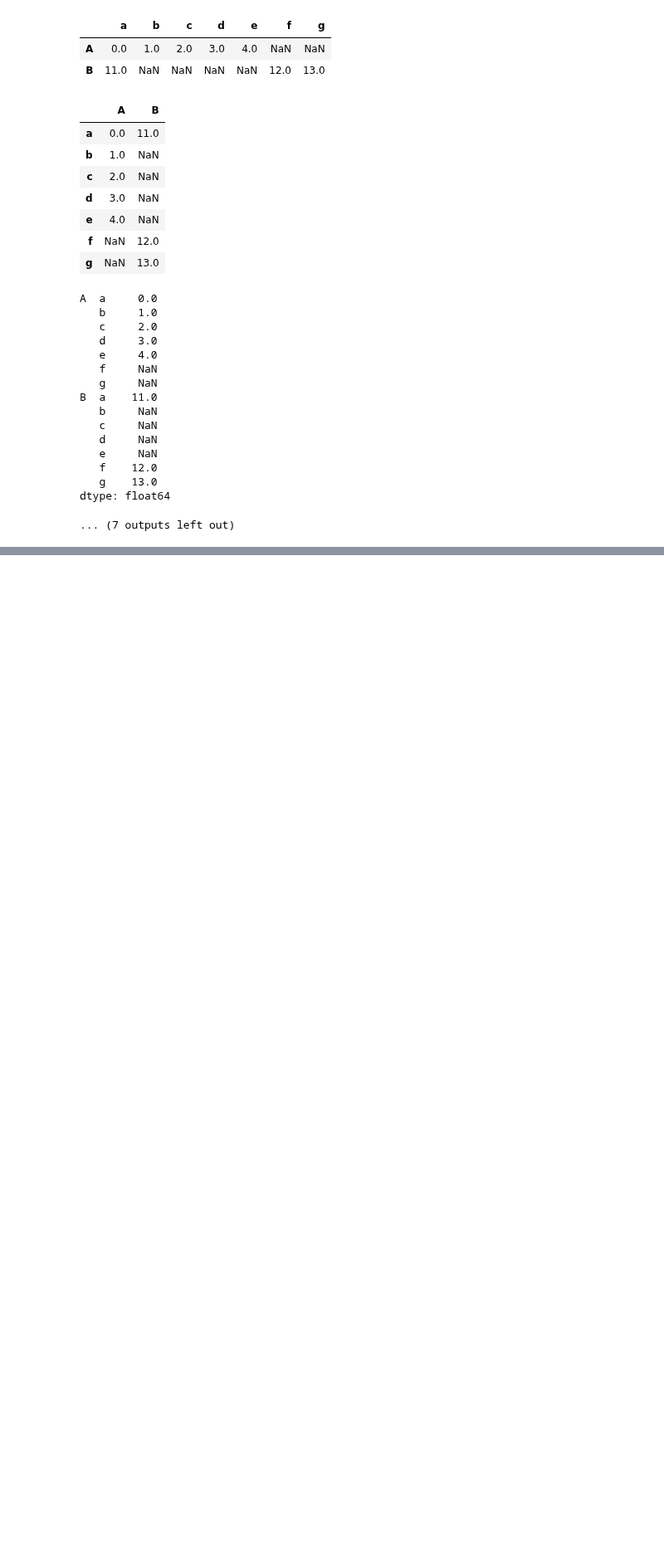
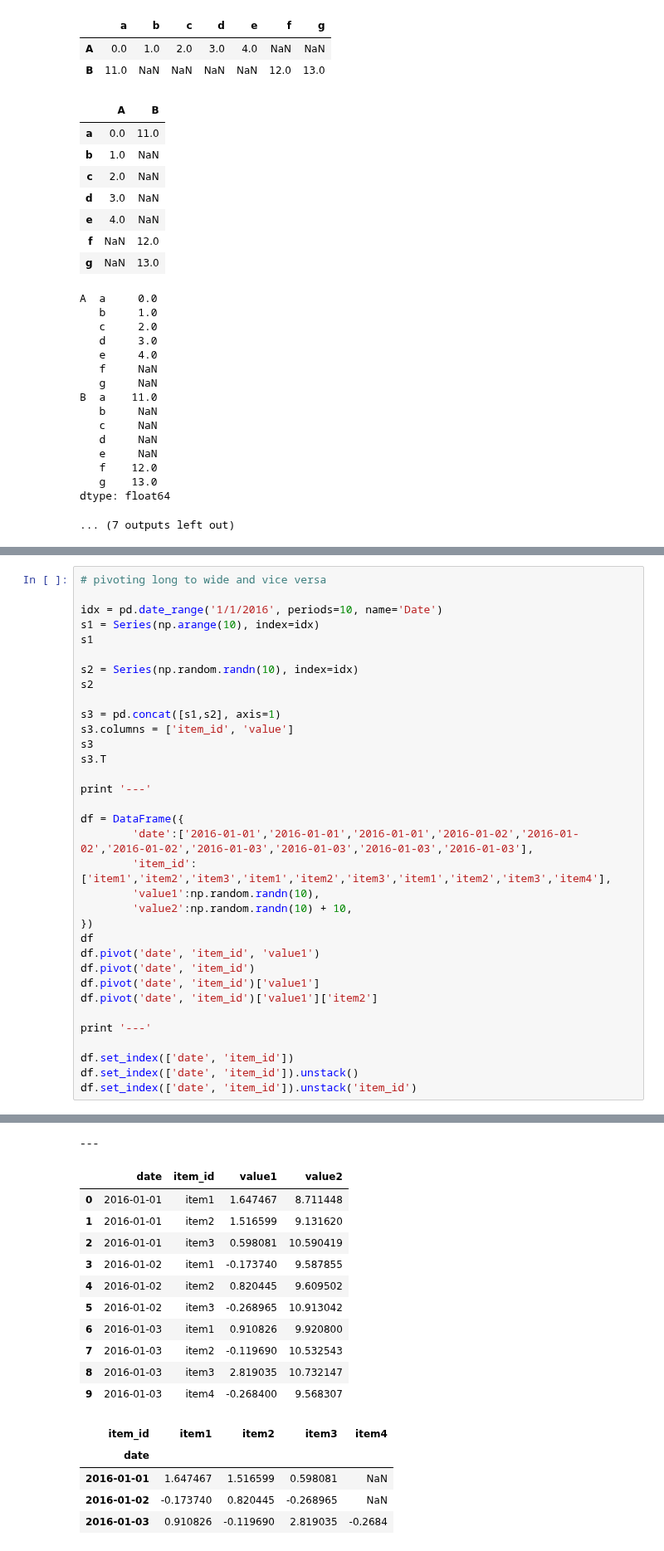
Before and after one commit to niranjv/ml-notes, a Jupyter notebook: notes/pandas-notes-3.ipynb, the cells around one changed output, grey strips where cells are left out. Shown at 83% size. Drawn from its saved outputs; the diff is of its cells as text; blank space fills up the shorter version.

```diff
--- a/notes/pandas-notes-3.ipynb
+++ b/notes/pandas-notes-3.ipynb
@@ -333,0 +452,35 @@ dtype: float64
+# %%
+# pivoting long to wide and vice versa
+
+idx = pd.date_range('1/1/2016', periods=10, name='Date')
+s1 = Series(np.arange(10), index=idx)
+s1
+
+s2 = Series(np.random.randn(10), index=idx)
+s2
+
+s3 = pd.concat([s1,s2], axis=1)
+s3.columns = ['item_id', 'value']
+s3
+s3.T
+
+print '---'
+
+df = DataFrame({
+        'date':['2016-01-01','2016-01-01','2016-01-01','2016-01-02','2016-01-02','2016-01-02','2016-01-03','2016-01-03','2016-01-03','2016-01-03'],
+        'item_id':['item1','item2','item3','item1','item2','item3','item1','item2','item3','item4'],
+        'value1':np.random.randn(10),
+        'value2':np.random.randn(10) + 10,
+})
+df
+df.pivot('date', 'item_id', 'value1')
+df.pivot('date', 'item_id')
+df.pivot('date', 'item_id')['value1']
+df.pivot('date', 'item_id')['value1']['item2']
+
+print '---'
+
+df.set_index(['date', 'item_id'])
+df.set_index(['date', 'item_id']).unstack()
+df.set_index(['date', 'item_id']).unstack('item_id')
+# %% [output]
@@ -333,0 +526,17 @@ dtype: float64
+---
+|  | date | item_id | value1 | value2 |
+| 0 | 2016-01-01 | item1 | 1.647467 | 8.711448 |
+| 1 | 2016-01-01 | item2 | 1.516599 | 9.131620 |
+| 2 | 2016-01-01 | item3 | 0.598081 | 10.590419 |
+| 3 | 2016-01-02 | item1 | -0.173740 | 9.587855 |
+| 4 | 2016-01-02 | item2 | 0.820445 | 9.609502 |
+| 5 | 2016-01-02 | item3 | -0.268965 | 10.913042 |
+| 6 | 2016-01-03 | item1 | 0.910826 | 9.920800 |
+| 7 | 2016-01-03 | item2 | -0.119690 | 10.532543 |
+| 8 | 2016-01-03 | item3 | 2.819035 | 10.732147 |
+| 9 | 2016-01-03 | item4 | -0.268400 | 9.568307 |
+| item_id | item1 | item2 | item3 | item4 |
+| date |  |  |  |  |
+| 2016-01-01 | 1.647467 | 1.516599 | 0.598081 | NaN |
+| 2016-01-02 | -0.173740 | 0.820445 | -0.268965 | NaN |
+| 2016-01-03 | 0.910826 | -0.119690 | 2.819035 | -0.2684 |
```
Also changed, not shown: parts of 14 cells of this notebook.
